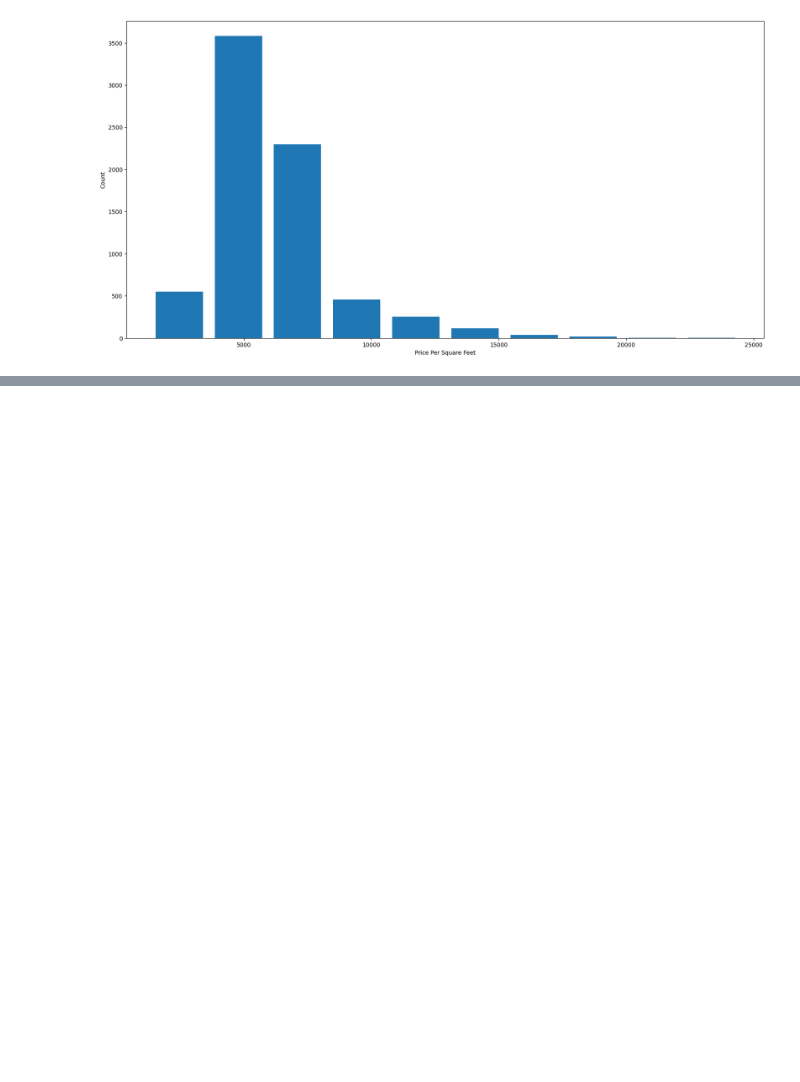
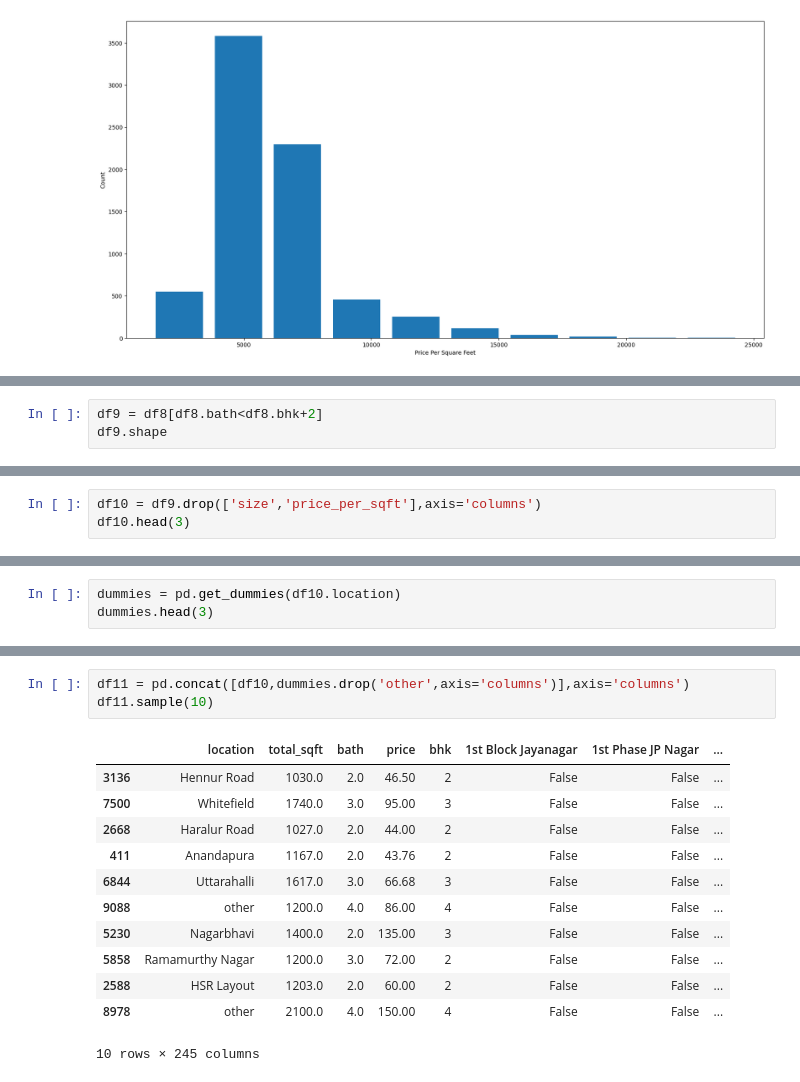
Before and after one commit to NarendarB0152/VignanUniversityWorkShop, a Jupyter notebook: Project/Project.ipynb, the cells around one changed output, grey strips where cells are left out. Saved outputs shown, nothing was run; the diff lists cells and outputs as text; blank space fills up the shorter version.

```diff
--- a/Project/Project.ipynb
+++ b/Project/Project.ipynb
@@ -458,0 +468,3 @@ Text(0, 0.5, 'Count')
+# %%
+df9 = df8[df8.bath<df8.bhk+2]
+df9.shape
@@ -458,0 +482,3 @@ Text(0, 0.5, 'Count')
+# %%
+df10 = df9.drop(['size','price_per_sqft'],axis='columns')
+df10.head(3)
@@ -458,0 +490,3 @@ Text(0, 0.5, 'Count')
+# %%
+dummies = pd.get_dummies(df10.location)
+dummies.head(3)
@@ -458,0 +499,16 @@ Text(0, 0.5, 'Count')
+# %%
+df11 = pd.concat([df10,dummies.drop('other',axis='columns')],axis='columns')
+df11.sample(10)
+# %% [output]
+|  | location | total_sqft | bath | price | bhk | 1st Block Jayanagar | 1st Phase JP Nagar | ... |
+| 3136 | Hennur Road | 1030.0 | 2.0 | 46.50 | 2 | False | False | ... |
+| 7500 | Whitefield | 1740.0 | 3.0 | 95.00 | 3 | False | False | ... |
+| 2668 | Haralur Road | 1027.0 | 2.0 | 44.00 | 2 | False | False | ... |
+| 411 | Anandapura | 1167.0 | 2.0 | 43.76 | 2 | False | False | ... |
+| 6844 | Uttarahalli | 1617.0 | 3.0 | 66.68 | 3 | False | False | ... |
+| 9088 | other | 1200.0 | 4.0 | 86.00 | 4 | False | False | ... |
+| 5230 | Nagarbhavi | 1400.0 | 2.0 | 135.00 | 3 | False | False | ... |
+| 5858 | Ramamurthy Nagar | 1200.0 | 3.0 | 72.00 | 2 | False | False | ... |
+| 2588 | HSR Layout | 1203.0 | 2.0 | 60.00 | 2 | False | False | ... |
+| 8978 | other | 2100.0 | 4.0 | 150.00 | 4 | False | False | ... |
+10 rows × 245 columns
```
Also changed, not shown: parts of 16 cells of this notebook.
